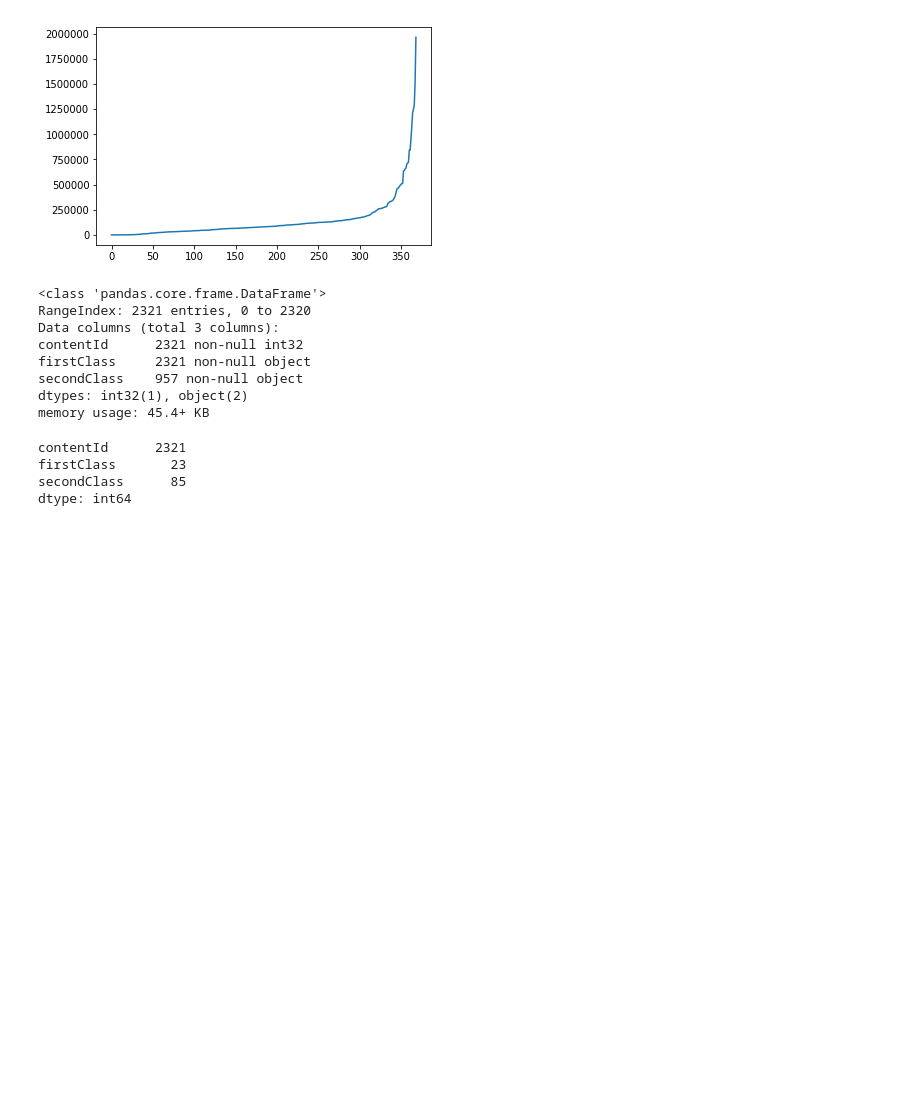
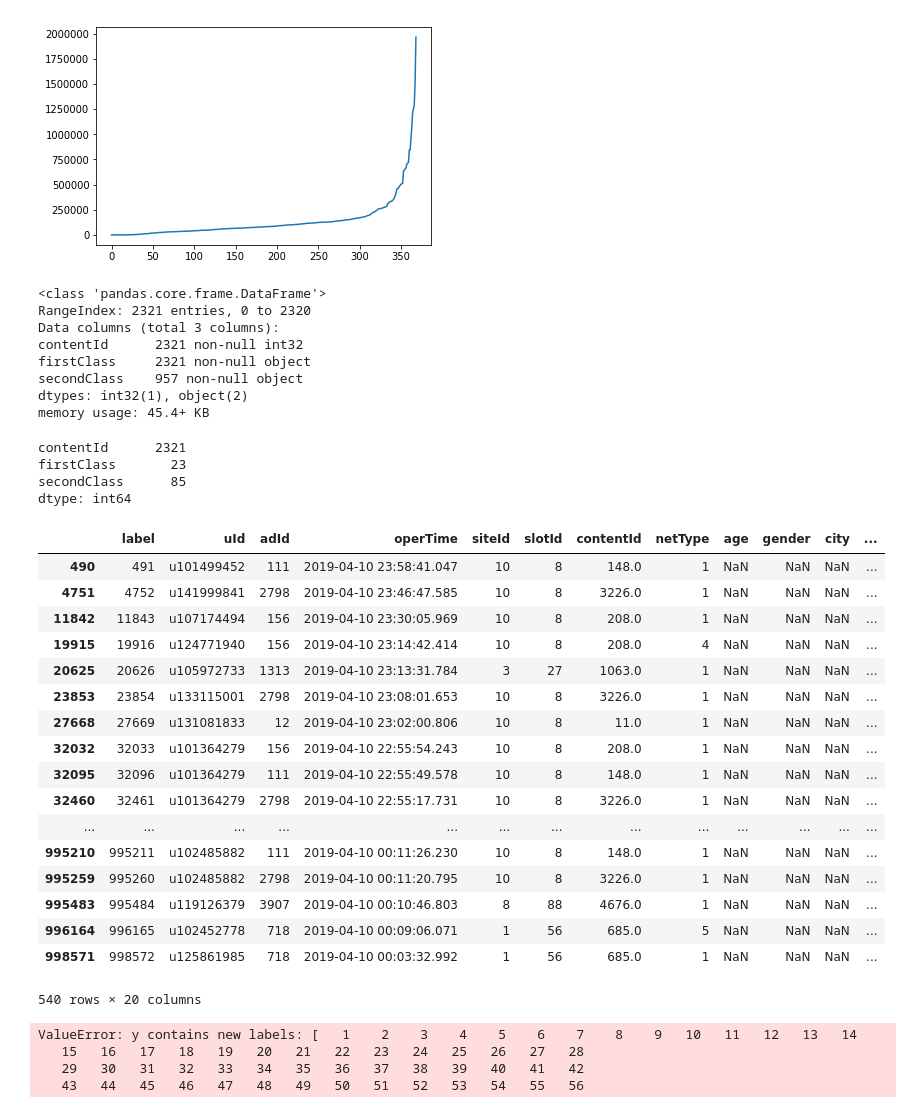
Before and after one commit to Horr-Joel/2019Huawei_competition2, a Jupyter notebook: Untitled.ipynb, the cells around one changed output. Cells and saved outputs as stored; diff of their text form; code cells hidden in the pictures; blank space fills up the shorter version.

```diff
--- a/Untitled.ipynb
+++ b/Untitled.ipynb
@@ -194,7 +176,7 @@ firstClass
 secondClass
 素材内容文本的二级分类，多值使用‘#’分割(str)
 """
-content_info = pd.read_csv('content_info.csv',header=None)
+content_info = pd.read_csv('data/content_info.csv',header=None)
 content_info.columns=['contentId','firstClass','secondClass']
 content_info['contentId'] = content_info['contentId'].astype(np.int32)
 content_info['secondClass'] = content_info['secondClass'].apply(lambda x: x.split('#') if isinstance(x,str) else [])
@@ -259,0 +247,7 @@ gc.collect()
+# %%
+test = pd.read_csv('data/test_20190518.csv',header=None)
+test.columns = ['label','uId','adId','operTime','siteId','slotId','contentId','netType']
+# %%
+test.fillna(-1,inplace=True)
+test['contentId'] = test['contentId'].astype(np.int32)
+a = set(test.contentId.unique())
@@ -259,0 +256,25 @@ gc.collect()
+# %%
+test = test.merge(user_info,on='uId',how='left')
+test = test.merge(ad_info,on='adId',how='left')
+test = test.merge(content_info,on='contentId',how='left')
+# %%
+test[test.age.isnull()]
+# %% [output]
+|  | label | uId | adId | operTime | siteId | slotId | contentId | netType | age | gender | city | ... |
+| 490 | 491 | u101499452 | 111 | 2019-04-10 23:58:41.047 | 10 | 8 | 148.0 | 1 | NaN | NaN | NaN | ... |
+| 4751 | 4752 | u141999841 | 2798 | 2019-04-10 23:46:47.585 | 10 | 8 | 3226.0 | 1 | NaN | NaN | NaN | ... |
+| 11842 | 11843 | u107174494 | 156 | 2019-04-10 23:30:05.969 | 10 | 8 | 208.0 | 1 | NaN | NaN | NaN | ... |
+| 19915 | 19916 | u124771940 | 156 | 2019-04-10 23:14:42.414 | 10 | 8 | 208.0 | 4 | NaN | NaN | NaN | ... |
+| 20625 | 20626 | u105972733 | 1313 | 2019-04-10 23:13:31.784 | 3 | 27 | 1063.0 | 1 | NaN | NaN | NaN | ... |
+| 23853 | 23854 | u133115001 | 2798 | 2019-04-10 23:08:01.653 | 10 | 8 | 3226.0 | 1 | NaN | NaN | NaN | ... |
+| 27668 | 27669 | u131081833 | 12 | 2019-04-10 23:02:00.806 | 10 | 8 | 11.0 | 1 | NaN | NaN | NaN | ... |
+| 32032 | 32033 | u101364279 | 156 | 2019-04-10 22:55:54.243 | 10 | 8 | 208.0 | 1 | NaN | NaN | NaN | ... |
+| 32095 | 32096 | u101364279 | 111 | 2019-04-10 22:55:49.578 | 10 | 8 | 148.0 | 1 | NaN | NaN | NaN | ... |
+| 32460 | 32461 | u101364279 | 2798 | 2019-04-10 22:55:17.731 | 10 | 8 | 3226.0 | 1 | NaN | NaN | NaN | ... |
+| ... | ... | ... | ... | ... | ... | ... | ... | ... | ... | ... | ... | ... |
+| 995210 | 995211 | u102485882 | 111 | 2019-04-10 00:11:26.230 | 10 | 8 | 148.0 | 1 | NaN | NaN | NaN | ... |
+| 995259 | 995260 | u102485882 | 2798 | 2019-04-10 00:11:20.795 | 10 | 8 | 3226.0 | 1 | NaN | NaN | NaN | ... |
+| 995483 | 995484 | u119126379 | 3907 | 2019-04-10 00:10:46.803 | 8 | 88 | 4676.0 | 1 | NaN | NaN | NaN | ... |
+| 996164 | 996165 | u102452778 | 718 | 2019-04-10 00:09:06.071 | 1 | 56 | 685.0 | 5 | NaN | NaN | NaN | ... |
+| 998571 | 998572 | u125861985 | 718 | 2019-04-10 00:03:32.992 | 1 | 56 | 685.0 | 1 | NaN | NaN | NaN | ... |
+540 rows × 20 columns
@@ -259,0 +287,7 @@ gc.collect()
+# %%
+le_dict['contentId'].transform(test['contentId'])
+# %% [output]
+ValueError: y contains new labels: [   1    2    3    4    5    6    7    8    9   10   11   12   13   14
+   15   16   17   18   19   20   21   22   23   24   25   26   27   28
+   29   30   31   32   33   34   35   36   37   38   39   40   41   42
+   43   44   45   46   47   48   49   50   51   52   53   54   55   56
```
Also changed, not shown: parts of 13 cells of this notebook, 9 other files.
